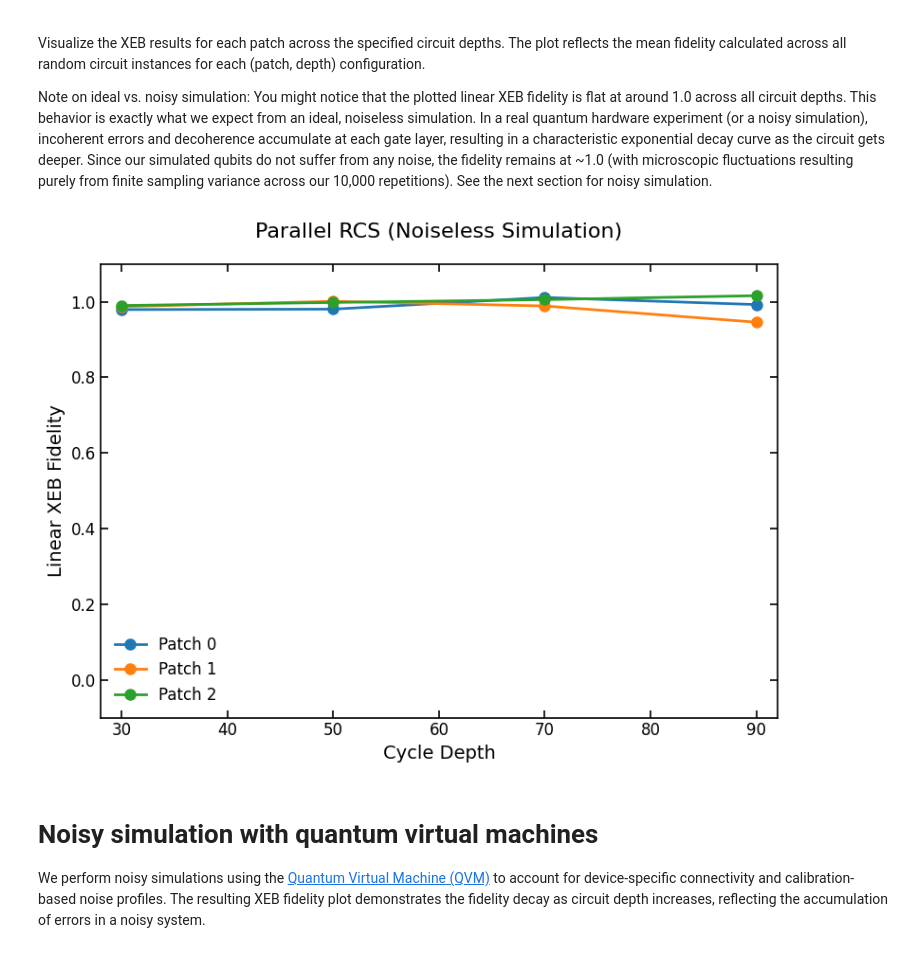
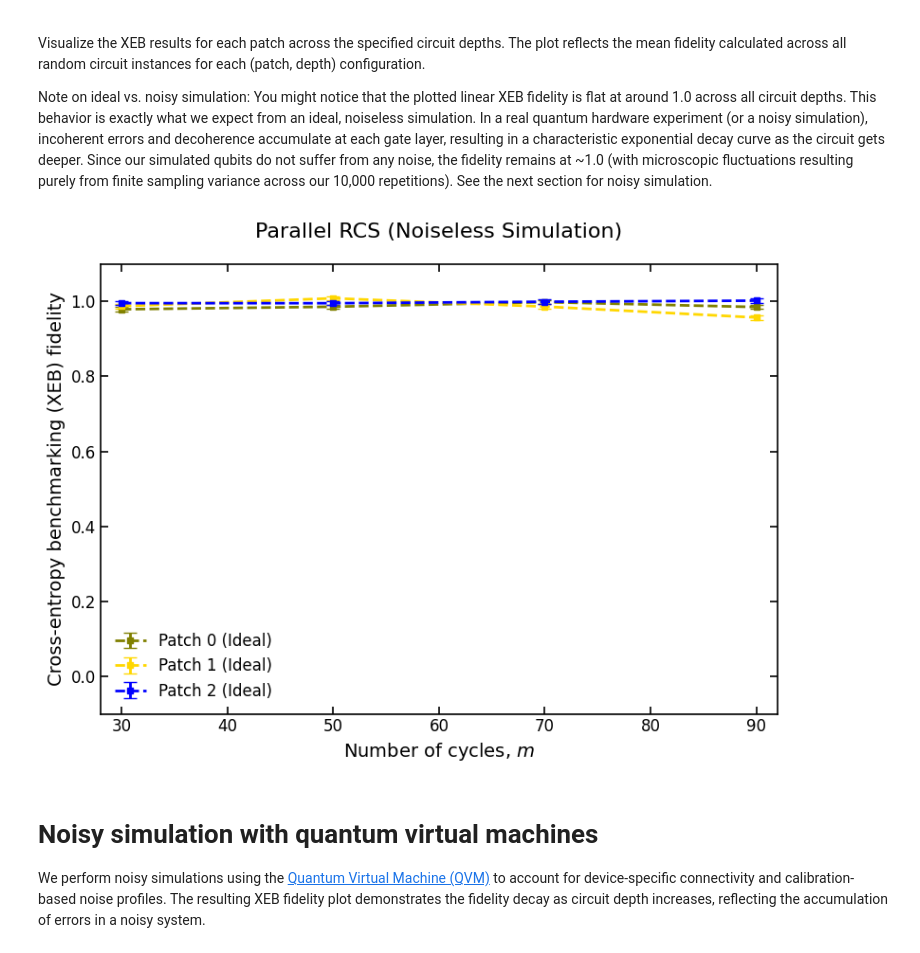
Before and after one commit to quantumlib/ReCirq, a Jupyter notebook: recirq/random_circuit_sampling/rcs_experiment_demonstration.ipynb, the cells around one changed output. Saved outputs shown, nothing was run; the diff lists cells and outputs as text; code cells hidden in the pictures.

```diff
--- a/recirq/random_circuit_sampling/rcs_experiment_demonstration.ipynb
+++ b/recirq/random_circuit_sampling/rcs_experiment_demonstration.ipynb
@@ -58,32 +60,50 @@ Visualize the XEB results for each patch across the specified circuit depths. Th
 Note on ideal vs. noisy simulation: You might notice that the plotted linear XEB fidelity is flat at around 1.0 across all circuit depths. This behavior is exactly what we expect from an ideal, noiseless simulation. In a real quantum hardware experiment (or a noisy simulation), incoherent errors and decoherence accumulate at each gate layer, resulting in a characteristic exponential decay curve as the circuit gets deeper. Since our simulated qubits do not suffer from any noise, the fidelity remains at ~1.0 (with microscopic fluctuations resulting purely from finite sampling variance across our 10,000 repetitions). See the next section for noisy simulation.
 # %%
 fig, ax = plt.subplots(figsize=(8, 6))
+
+colors = ['olive', 'gold', 'blue']
+
+total_samples_noiseless = experiment.num_instances * 10000
+err_val_noiseless = 1.0 / np.sqrt(total_samples_noiseless)
+
+means_matrix_noiseless = np.array([[np.mean(fidelities[(i, d)]) for d in experiment.depths] for i in range(len(patches))])
+errs_matrix_noiseless = np.full_like(means_matrix_noiseless, err_val_noiseless)
+
 for i in range(len(patches)):
-    x = experiment.depths
-    y = [np.mean(fidelities[(i, d)]) for d in x]
-    ax.plot(x, y, marker='o', markersize=8, linewidth=2, label=f'Patch {i}')
+    ax.errorbar(
+        experiment.depths,
+        means_matrix_noiseless[i],
+        yerr=errs_matrix_noiseless[i],
+        marker='s',
+        markersize=4,
+        linewidth=2,
+        label=f'Patch {i} (Ideal)',
+        linestyle='--',
+        capsize=5,
+        color=colors[i]
+    )
 
 ax.set_ylim(-0.1, 1.1)
 ax.set_xlim(min(experiment.depths) - 2, max(experiment.depths) + 2)
-ax.set_xlabel('Cycle Depth', fontsize=14)
-ax.set_ylabel('Linear XEB Fidelity', fontsize=14)
+ax.set_xlabel(r'Number of cycles, $m$', fontsize=14)
+ax.set_ylabel('Cross-entropy benchmarking (XEB) fidelity', fontsize=14)
 ax.set_title('Parallel RCS (Noiseless Simulation)', fontsize=16, pad=20)
 ax.legend(frameon=False, fontsize=12)
 ax.tick_params(
     axis='both',
     direction='in',
     top=True,
     right=True,
     labelsize=12,
     width=1.2,
     length=6
 )
 for spine in ax.spines.values():
     spine.set_linewidth(1.2)
 plt.tight_layout()
 plt.show()
 # %% [output]
-[figure, old version]
+[figure, new version]
 # %% [markdown]
 # Noisy simulation with quantum virtual machines
 
```
Also changed, not shown: parts of 9 cells of this notebook.
